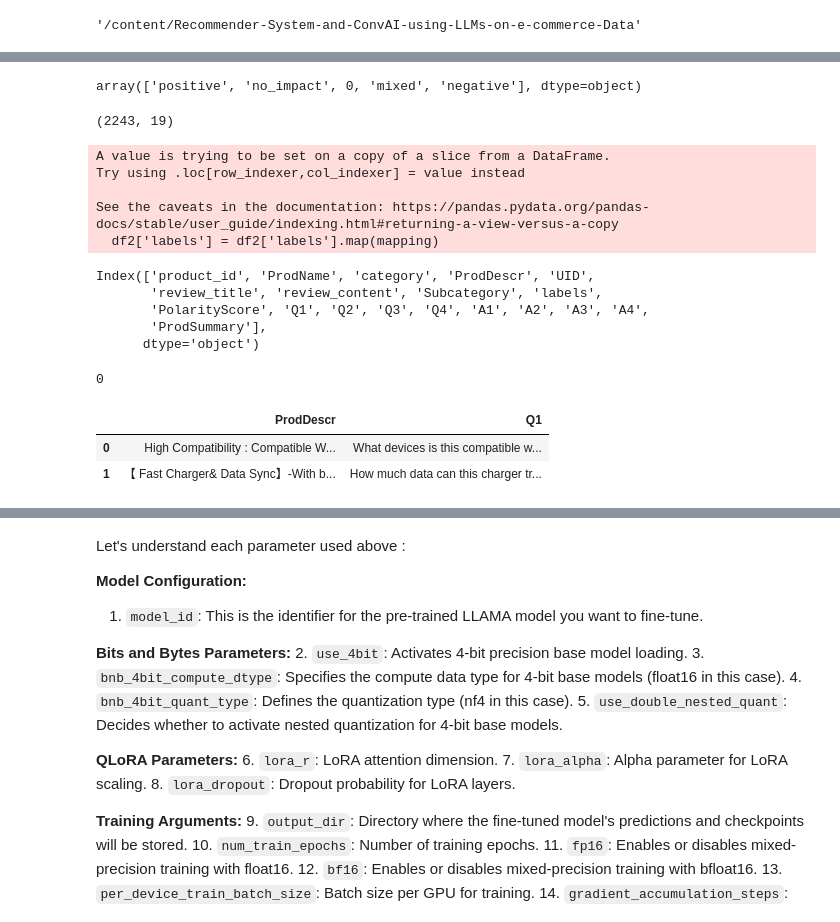
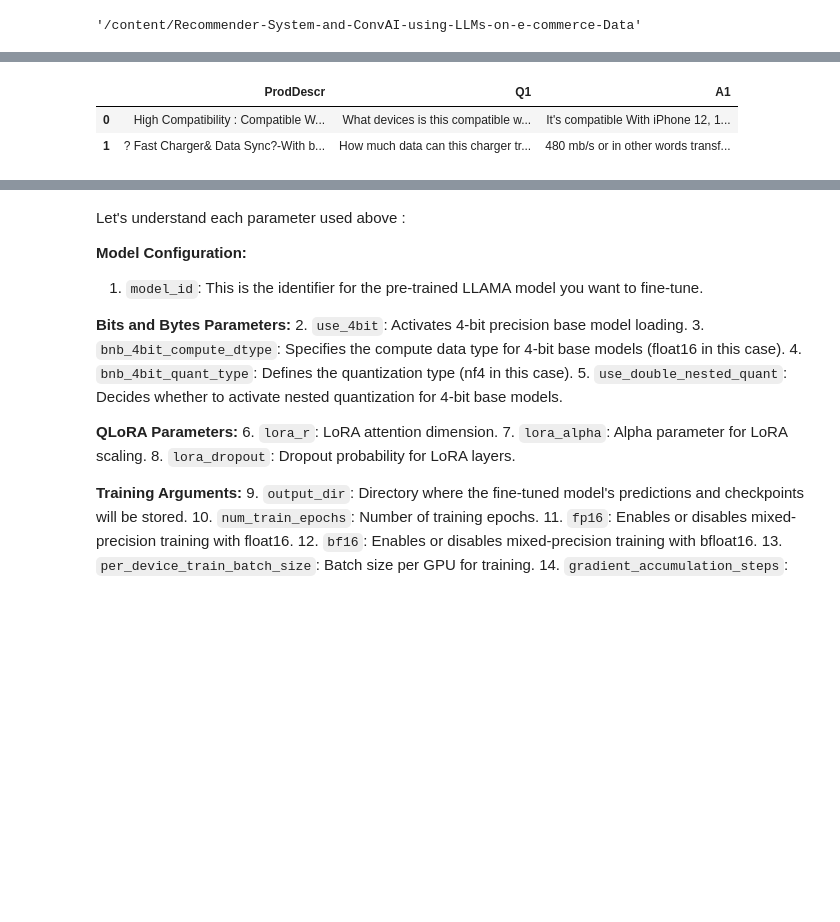
Before and after one commit to Praveen76/Fine-tune-LLAMA-with-QLoRA, a Jupyter notebook: QLoRA_LlAMA_finetuned_for_E_commerceData.ipynb, the cells around one changed output, grey strips where cells are left out. Drawn from its saved outputs; the diff is of its cells as text; code cells hidden in the pictures; blank space fills up the shorter version.

```diff
--- a/QLoRA_LlAMA_finetuned_for_E_commerceData.ipynb
+++ b/QLoRA_LlAMA_finetuned_for_E_commerceData.ipynb
@@ -105,29 +129,11 @@ df.head(2)
 # %%
-df.rename(columns={'label':'labels'},inplace=True)
+# df.rename(columns={'label':'labels'},inplace=True)
 
-df.labels.unique()
+# df.labels.unique()
-# %% [output]
-array(['positive', 'no_impact', 0, 'mixed', 'negative'], dtype=object)
 # %%
-df2=df[(df.labels!=0) & (df.labels!='mixed') & (df.labels!='no_impact')]
-df2.shape
+# df2=df[(df.labels!=0) & (df.labels!='mixed') & (df.labels!='no_impact')]
+# df2.shape
-# %% [output]
-(2243, 19)
 # %%
-# Using the map() method
-mapping = {'positive': 1, 'negative': 0}
-df2['labels'] = df2['labels'].map(mapping)
+# # Using the map() method
+# mapping = {'positive': 1, 'negative': 0}
+# df2['labels'] = df2['labels'].map(mapping)
-# %% [output]
-A value is trying to be set on a copy of a slice from a DataFrame.
-Try using .loc[row_indexer,col_indexer] = value instead
-
-See the caveats in the documentation: https://pandas.pydata.org/pandas-docs/stable/user_guide/indexing.html#returning-a-view-versus-a-copy
-  df2['labels'] = df2['labels'].map(mapping)
-# %%
-df2.columns
-# %% [output]
-Index(['product_id', 'ProdName', 'category', 'ProdDescr', 'UID',
-       'review_title', 'review_content', 'Subcategory', 'labels',
-       'PolarityScore', 'Q1', 'Q2', 'Q3', 'Q4', 'A1', 'A2', 'A3', 'A4',
-       'ProdSummary'],
-      dtype='object')
@@ -134,12 +142,6 @@ Index(['product_id', 'ProdName', 'category', 'ProdDescr', 'UID',
 # %%
-df2.Q1.isna().sum()
+# df2.Q1.isna().sum()
-# %% [output]
-0
 # %%
-data= df2[['ProdDescr','Q1']]
-data=data.reset_index(drop=True)
-data.head(2)
+# data= df2[['ProdDescr','Q1']]
+# data=data.reset_index(drop=True)
+# data.head(2)
-# %% [output]
-|  | ProdDescr | Q1 |
-| 0 | High Compatibility : Compatible W... | What devices is this compatible w... |
-| 1 | 【 Fast Charger& Data Sync】-With b... | How much data can this charger tr... |
@@ -146,3 +155,11 @@ data.head(2)
+# %%
+data= df[['ProdDescr','Q1','A1']]
+data=data.reset_index(drop=True)
+data.head(2)
+# %% [output]
+|  | ProdDescr | Q1 | A1 |
+| 0 | High Compatibility : Compatible W... | What devices is this compatible w... | It's compatible With iPhone 12, 1... |
+| 1 | ? Fast Charger& Data Sync?-With b... | How much data can this charger tr... | 480 mb/s or in other words transf... |
 # %%
 data.shape
 # %% [output]
```
Also changed, not shown: parts of 45 cells of this notebook.
